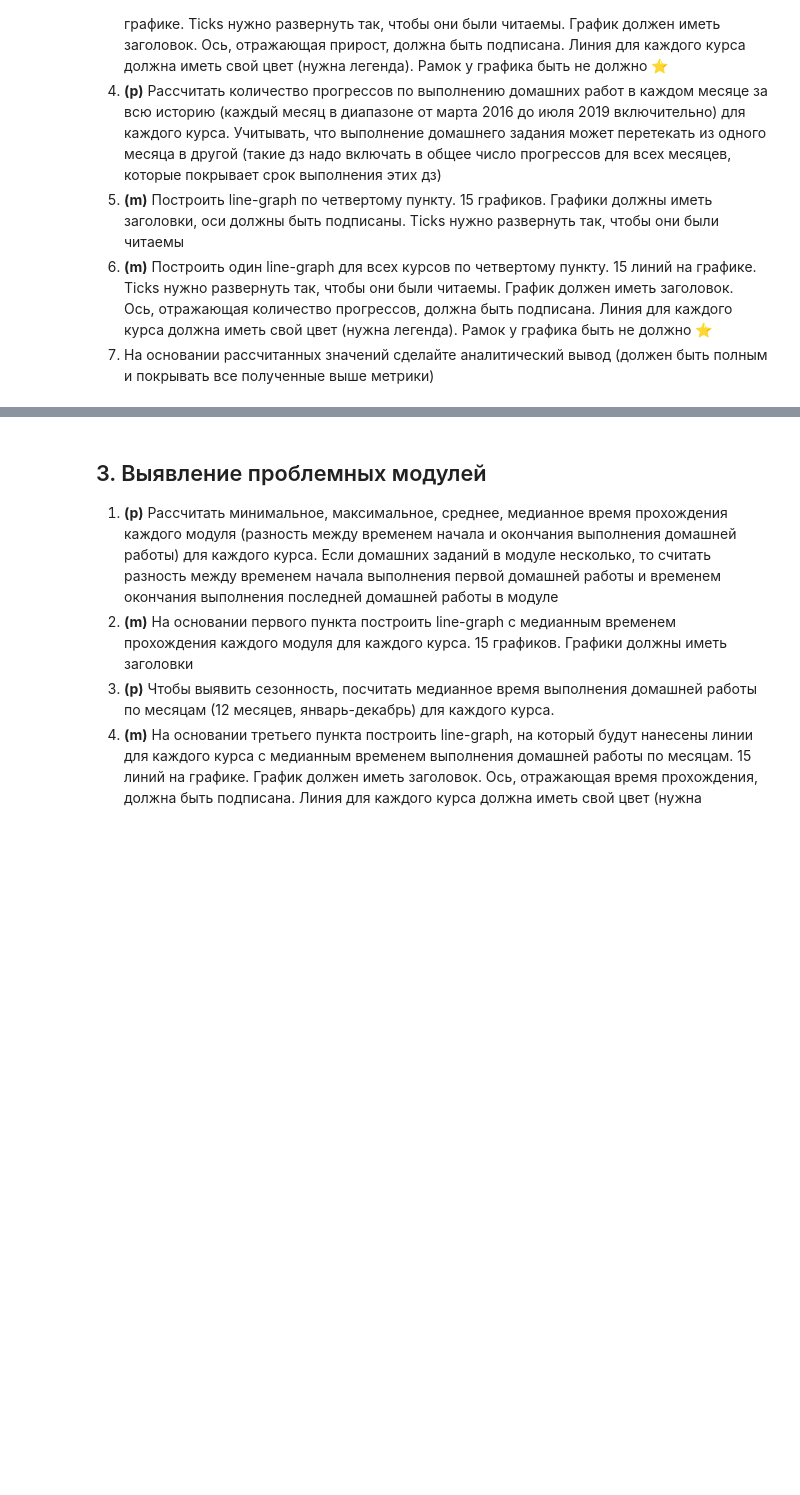
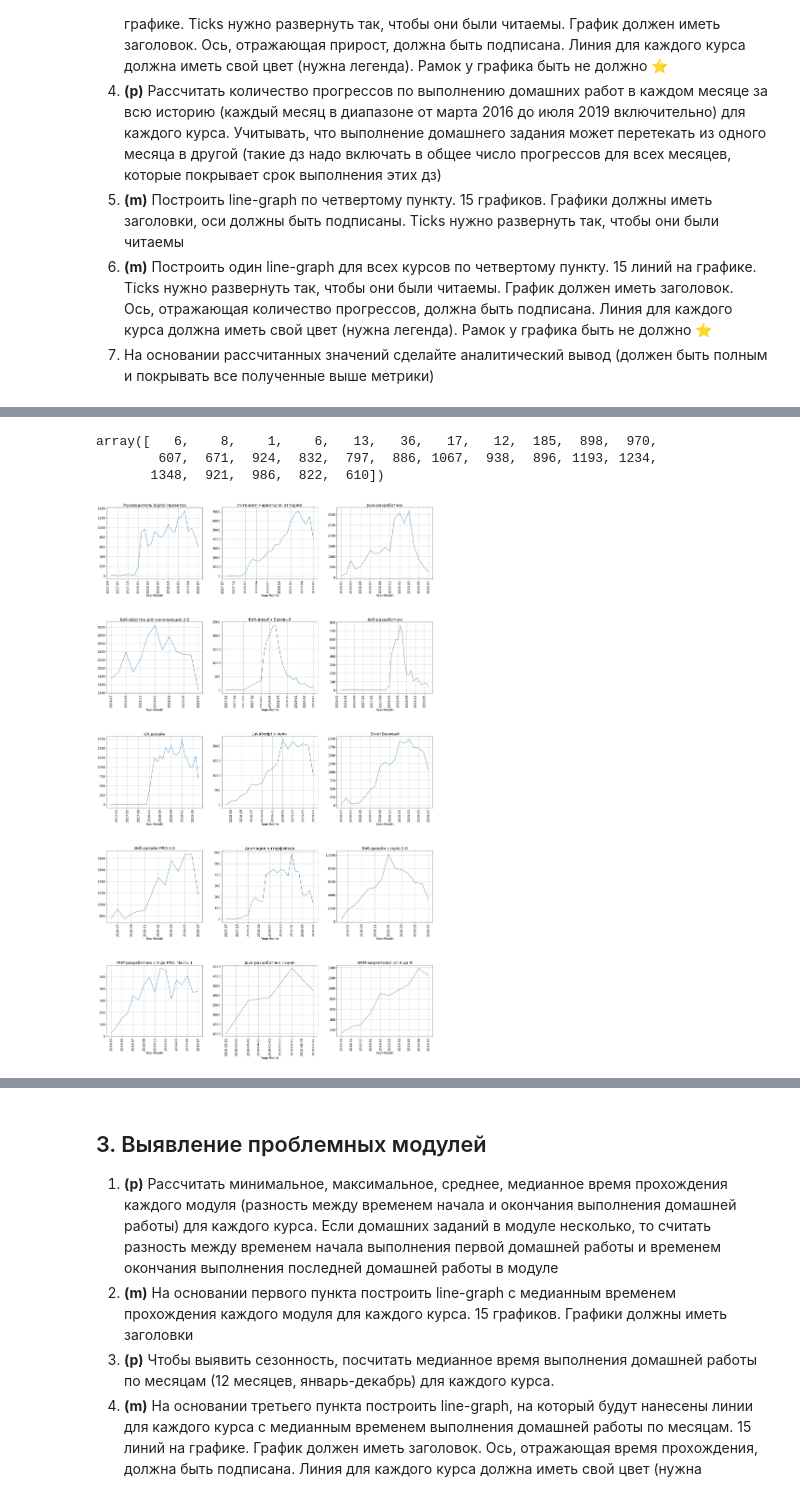
Before and after one commit to Arcry/SkillBox, a Jupyter notebook: course_works/Coursework_analytics_1.ipynb, the cells around one changed output, grey strips where cells are left out. Drawn from its saved outputs; the diff is of its cells as text; code cells hidden in the pictures; blank space fills up the shorter version.

```diff
--- a/course_works/Coursework_analytics_1.ipynb
+++ b/course_works/Coursework_analytics_1.ipynb
@@ -135,7 +136,8 @@ data[data.student_id == '768c2987a744c51ce64a5993a2a94eaf'] # кол-во дан
 | 243854 | 768c2987a744c51ce64a5993a2a94eaf | 04ba6d0b40670c43a209141fa01fa784 | 5767046d89ed7563a0c3a9a3896a23e6 | 2.0 | 1.0 | done | 2018-02-22 08:54:10.987784+00 | 2018-02-22 08:57:30.914939+00 | ... |
 | 243855 | 768c2987a744c51ce64a5993a2a94eaf | 04ba6d0b40670c43a209141fa01fa784 | 5767046d89ed7563a0c3a9a3896a23e6 | 2.0 | 3.0 | fail | 2018-04-28 13:45:40.955076+00 | NaN | ... |
 # %%
-data['title'].unique()  # посмотрим, какие есть курсы
+titles = data['title'].unique()  # посмотрим, какие есть курсы
+titles
 # %% [output]
 array(['Руководитель digital-проектов', 'Интернет-маркетолог от Ingate',
        'Java-разработчик', 'Веб-вёрстка для начинающих 2.0',
@@ -293,0 +350,2 @@ for fruit, gp in stud_count.groupby('field'):
+# %%
+data['start_date'] = pd.to_datetime(data['start_date'])
@@ -293,0 +361,24 @@ for fruit, gp in stud_count.groupby('field'):
+# %%
+data['start_month'] = data['start_date'].dt.to_period('M')
+# %%
+data_month_inc['Руководитель digital-проектов'].values
+# %% [output]
+array([   6,    8,    1,    6,   13,   36,   17,   12,  185,  898,  970,
+        607,  671,  924,  832,  797,  886, 1067,  938,  896, 1193, 1234,
+       1348,  921,  986,  822,  610])
+# %%
+data_month_inc = data.sort_values('start_month').groupby(['title', 'start_month'])['student_id'].count()
+# %%
+f,ax = plt.subplots(5, 3, figsize=(30,50))
+for ax, title in zip(ax.ravel(), titles):
+#     data_month_inc[title].plot.line(grid=True, ax=ax)
+    sns.lineplot(x=data_month_inc[title].index.astype('datetime64[D]'),
+                 y=data_month_inc[title].values, ax=ax)
+    ax.grid()
+    ax.set_title(title, fontsize=20)
+    ax.tick_params(labelsize=16)
+    ax.set_xlabel('Year-Month', fontsize=16)
+    ax.tick_params(axis='x', rotation=90)
+plt.subplots_adjust(hspace=0.6)
+# %% [output]
+[figure, added]
```
Also changed, not shown: parts of 19 cells of this notebook.
